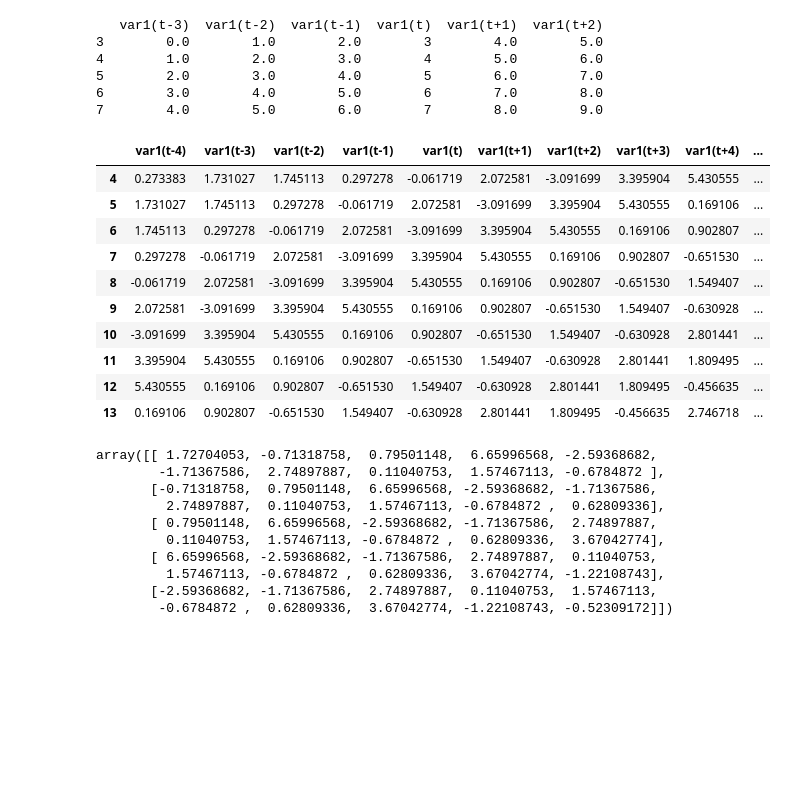
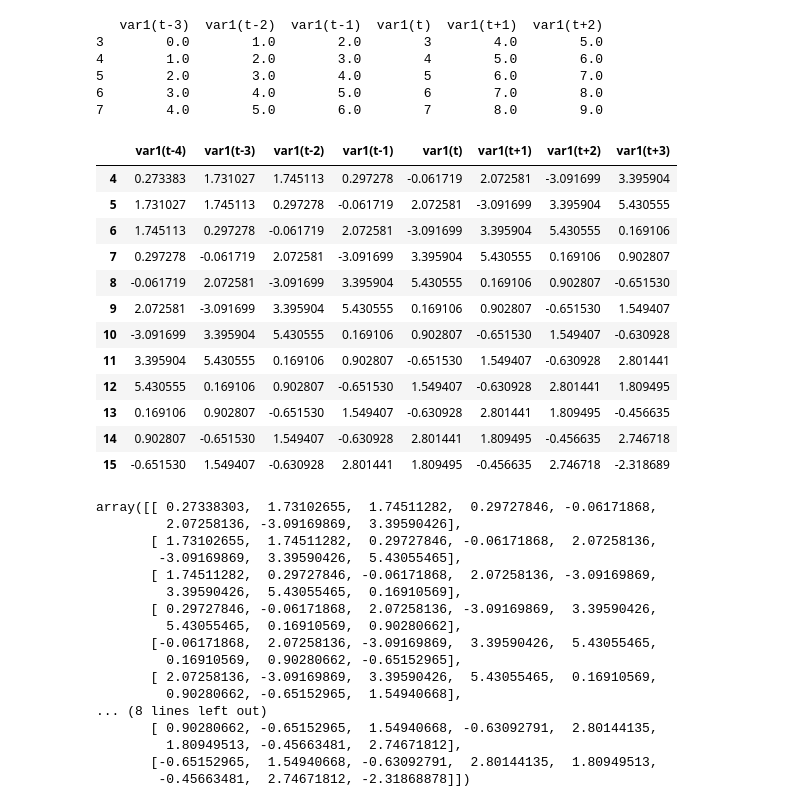
Before and after one commit to skeydan/timeseries_prediction_deeplearning, a Jupyter notebook: test_lstm_timedistributed.ipynb, the cells around one changed output. Drawn from its saved outputs; the diff is of its cells as text; code cells hidden in the pictures; blank space fills up the shorter version.

```diff
--- a/test_lstm_timedistributed.ipynb
+++ b/test_lstm_timedistributed.ipynb
@@ -27,13 +29,14 @@ test = trend_test_outofrange
 # %%
-lstm_num_predictions = 5
+lstm_stateful = False
 
-lstm_stateful = True
 lstm_num_timesteps = 4 # for diffed series
+lstm_num_predictions = lstm_num_timesteps
 effective_timesteps = lstm_num_timesteps+1
 lstm_num_features = 1
+
 num_neurons = 4
 batchsize = 1
-num_epochs = 5
+num_epochs = 500
 # %%
 def difference(dataset, interval=1):
     diff = list()
@@ -118,37 +121,46 @@ print(data)
 6        3.0        4.0        5.0        6        7.0        8.0
 7        4.0        5.0        6.0        7        8.0        9.0
 # %%
-train_diff_df = series_to_supervised(train_diff,lstm_num_timesteps, lstm_num_predictions+1)
-test_diff_df = series_to_supervised(test_diff,lstm_num_timesteps, lstm_num_predictions+1)
+train_diff_df = series_to_supervised(train_diff,lstm_num_timesteps, lstm_num_predictions)
+test_diff_df = series_to_supervised(test_diff,lstm_num_timesteps, lstm_num_predictions)
 test_diff_df
 # %% [output]
-|  | var1(t-4) | var1(t-3) | var1(t-2) | var1(t-1) | var1(t) | var1(t+1) | var1(t+2) | var1(t+3) | var1(t+4) | ... |
-| 4 | 0.273383 | 1.731027 | 1.745113 | 0.297278 | -0.061719 | 2.072581 | -3.091699 | 3.395904 | 5.430555 | ... |
-| 5 | 1.731027 | 1.745113 | 0.297278 | -0.061719 | 2.072581 | -3.091699 | 3.395904 | 5.430555 | 0.169106 | ... |
-| 6 | 1.745113 | 0.297278 | -0.061719 | 2.072581 | -3.091699 | 3.395904 | 5.430555 | 0.169106 | 0.902807 | ... |
-| 7 | 0.297278 | -0.061719 | 2.072581 | -3.091699 | 3.395904 | 5.430555 | 0.169106 | 0.902807 | -0.651530 | ... |
-| 8 | -0.061719 | 2.072581 | -3.091699 | 3.395904 | 5.430555 | 0.169106 | 0.902807 | -0.651530 | 1.549407 | ... |
-| 9 | 2.072581 | -3.091699 | 3.395904 | 5.430555 | 0.169106 | 0.902807 | -0.651530 | 1.549407 | -0.630928 | ... |
-| 10 | -3.091699 | 3.395904 | 5.430555 | 0.169106 | 0.902807 | -0.651530 | 1.549407 | -0.630928 | 2.801441 | ... |
-| 11 | 3.395904 | 5.430555 | 0.169106 | 0.902807 | -0.651530 | 1.549407 | -0.630928 | 2.801441 | 1.809495 | ... |
-| 12 | 5.430555 | 0.169106 | 0.902807 | -0.651530 | 1.549407 | -0.630928 | 2.801441 | 1.809495 | -0.456635 | ... |
-| 13 | 0.169106 | 0.902807 | -0.651530 | 1.549407 | -0.630928 | 2.801441 | 1.809495 | -0.456635 | 2.746718 | ... |
+|  | var1(t-4) | var1(t-3) | var1(t-2) | var1(t-1) | var1(t) | var1(t+1) | var1(t+2) | var1(t+3) |
+| 4 | 0.273383 | 1.731027 | 1.745113 | 0.297278 | -0.061719 | 2.072581 | -3.091699 | 3.395904 |
+| 5 | 1.731027 | 1.745113 | 0.297278 | -0.061719 | 2.072581 | -3.091699 | 3.395904 | 5.430555 |
+| 6 | 1.745113 | 0.297278 | -0.061719 | 2.072581 | -3.091699 | 3.395904 | 5.430555 | 0.169106 |
+| 7 | 0.297278 | -0.061719 | 2.072581 | -3.091699 | 3.395904 | 5.430555 | 0.169106 | 0.902807 |
+| 8 | -0.061719 | 2.072581 | -3.091699 | 3.395904 | 5.430555 | 0.169106 | 0.902807 | -0.651530 |
+| 9 | 2.072581 | -3.091699 | 3.395904 | 5.430555 | 0.169106 | 0.902807 | -0.651530 | 1.549407 |
+| 10 | -3.091699 | 3.395904 | 5.430555 | 0.169106 | 0.902807 | -0.651530 | 1.549407 | -0.630928 |
+| 11 | 3.395904 | 5.430555 | 0.169106 | 0.902807 | -0.651530 | 1.549407 | -0.630928 | 2.801441 |
+| 12 | 5.430555 | 0.169106 | 0.902807 | -0.651530 | 1.549407 | -0.630928 | 2.801441 | 1.809495 |
+| 13 | 0.169106 | 0.902807 | -0.651530 | 1.549407 | -0.630928 | 2.801441 | 1.809495 | -0.456635 |
+| 14 | 0.902807 | -0.651530 | 1.549407 | -0.630928 | 2.801441 | 1.809495 | -0.456635 | 2.746718 |
+| 15 | -0.651530 | 1.549407 | -0.630928 | 2.801441 | 1.809495 | -0.456635 | 2.746718 | -2.318689 |
 # %%
 train_diff_matrix = train_diff_df.values
 test_diff_matrix = test_diff_df.values
-# %%
-train_diff_matrix[:5,:]
-# %% [output]
-array([[ 1.72704053, -0.71318758,  0.79501148,  6.65996568, -2.59368682,
-        -1.71367586,  2.74897887,  0.11040753,  1.57467113, -0.6784872 ],
-       [-0.71318758,  0.79501148,  6.65996568, -2.59368682, -1.71367586,
-         2.74897887,  0.11040753,  1.57467113, -0.6784872 ,  0.62809336],
-       [ 0.79501148,  6.65996568, -2.59368682, -1.71367586,  2.74897887,
-         0.11040753,  1.57467113, -0.6784872 ,  0.62809336,  3.67042774],
-       [ 6.65996568, -2.59368682, -1.71367586,  2.74897887,  0.11040753,
-         1.57467113, -0.6784872 ,  0.62809336,  3.67042774, -1.22108743],
-       [-2.59368682, -1.71367586,  2.74897887,  0.11040753,  1.57467113,
-        -0.6784872 ,  0.62809336,  3.67042774, -1.22108743, -0.52309172]])
+# %%
+test_diff_matrix
+# %% [output]
+array([[ 0.27338303,  1.73102655,  1.74511282,  0.29727846, -0.06171868,
+         2.07258136, -3.09169869,  3.39590426],
+       [ 1.73102655,  1.74511282,  0.29727846, -0.06171868,  2.07258136,
+        -3.09169869,  3.39590426,  5.43055465],
+       [ 1.74511282,  0.29727846, -0.06171868,  2.07258136, -3.09169869,
+         3.39590426,  5.43055465,  0.16910569],
+       [ 0.29727846, -0.06171868,  2.07258136, -3.09169869,  3.39590426,
+         5.43055465,  0.16910569,  0.90280662],
+       [-0.06171868,  2.07258136, -3.09169869,  3.39590426,  5.43055465,
+         0.16910569,  0.90280662, -0.65152965],
+       [ 2.07258136, -3.09169869,  3.39590426,  5.43055465,  0.16910569,
+         0.90280662, -0.65152965,  1.54940668],
+... (8 lines left out)
+       [ 0.90280662, -0.65152965,  1.54940668, -0.63092791,  2.80144135,
+         1.80949513, -0.45663481,  2.74671812],
+       [-0.65152965,  1.54940668, -0.63092791,  2.80144135,  1.80949513,
+        -0.45663481,  2.74671812, -2.31868878]])
 # %%
 def scale(train, test):
     scaler = MinMaxScaler(feature_range=(-1, 1))
```
Also changed, not shown: parts of 16 cells of this notebook, 3 other files.
